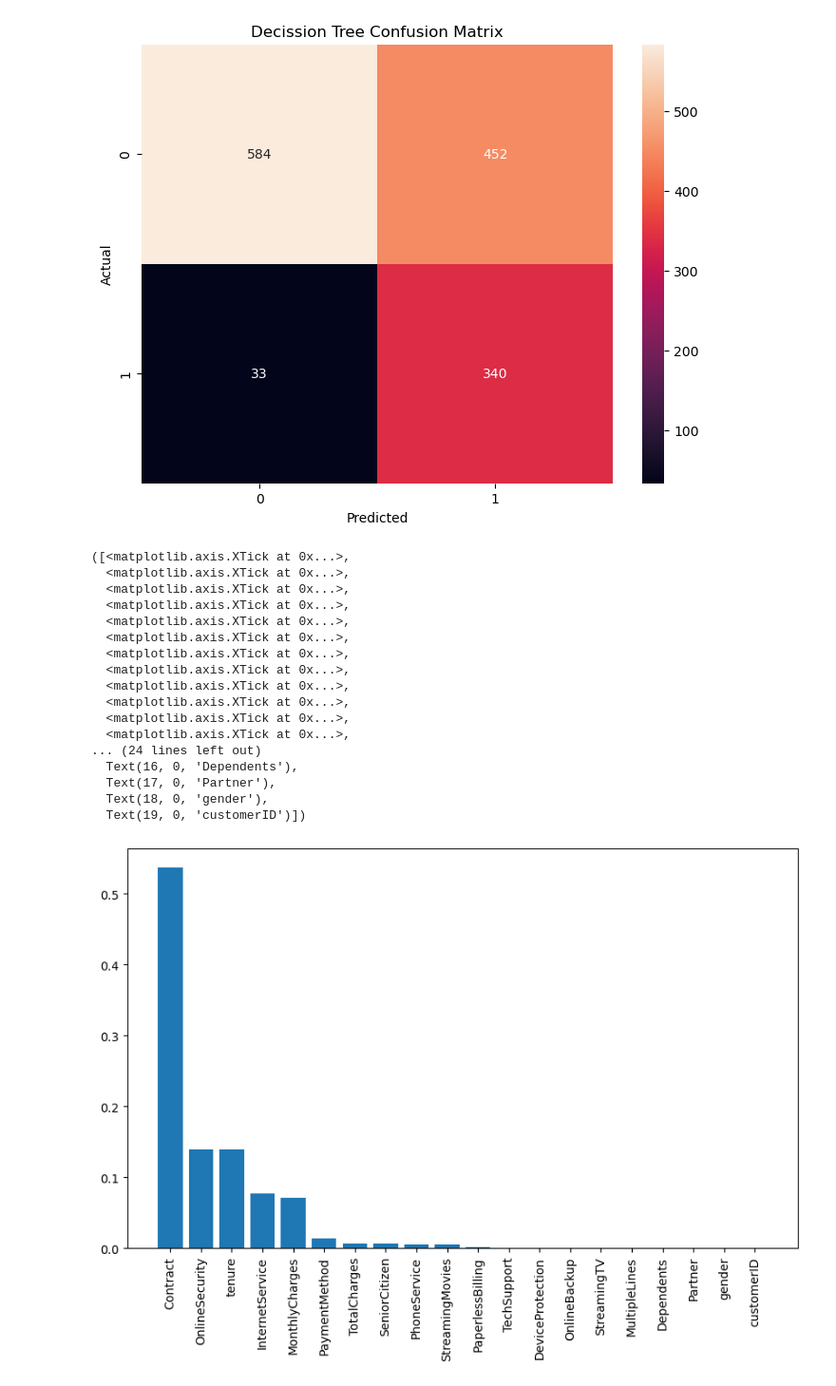
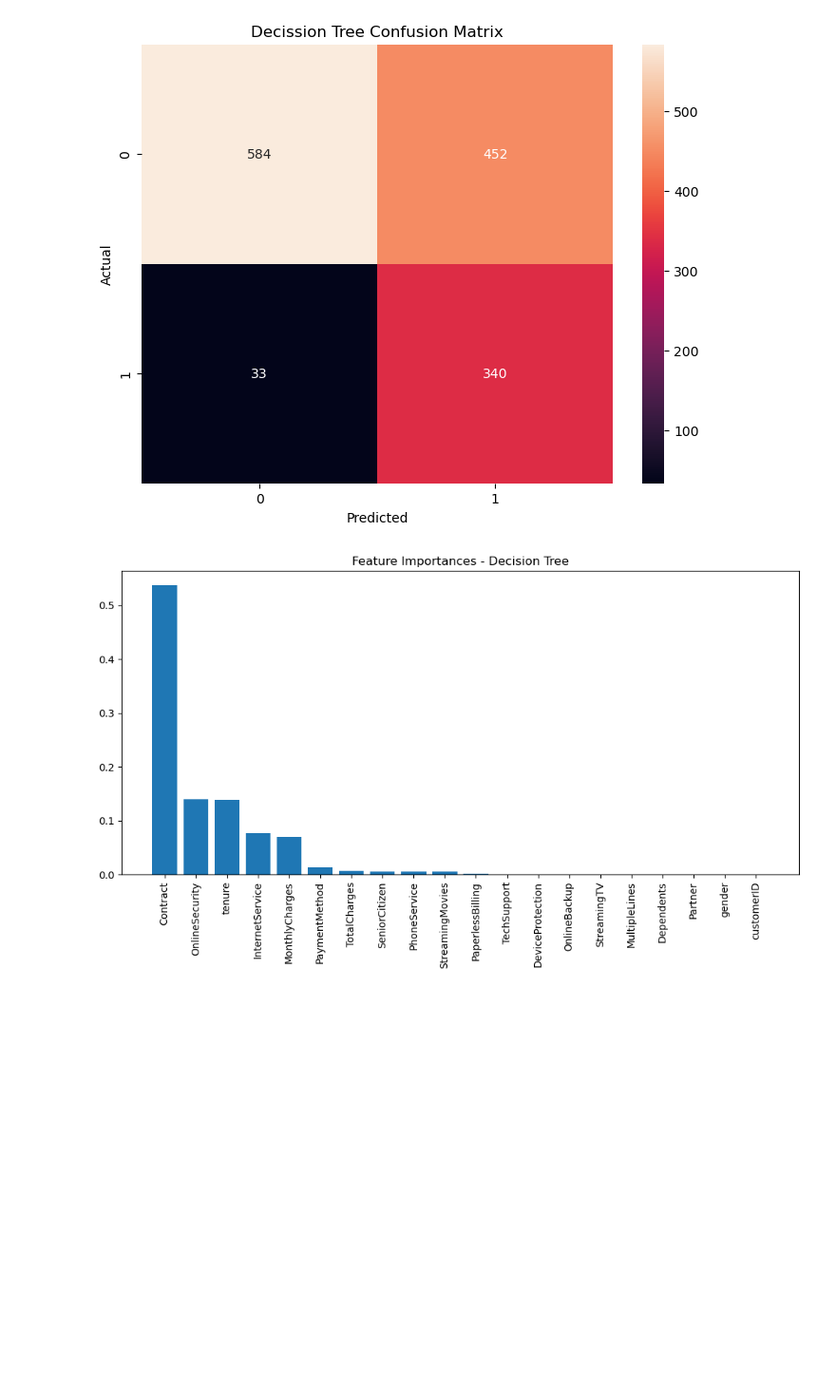
Before and after one commit to Turjo47/Customer-churn-prediction, a Jupyter notebook: Churn_prediction.ipynb, the cells around one changed output. Shown at 95% size. Saved outputs shown, nothing was run; the diff lists cells and outputs as text; code cells hidden in the pictures; blank space fills up the shorter version.

Commit message:
visualize

```diff
--- a/Churn_prediction.ipynb
+++ b/Churn_prediction.ipynb
@@ -153,24 +153,9 @@ sorted_idx = np.argsort(importances)[::-1]
 # %%
 plt.figure(figsize=(10,6))
 plt.bar(range(len(importances)), importances[sorted_idx])
 plt.xticks(range(len(importances)), feature_names[sorted_idx], rotation =90)
-plt.title("Feature Importances - Decisio
+plt.title("Feature Importances - Decision Tree")
+plt.tight_layout()
+plt.show()
 # %% [output]
-([<matplotlib.axis.XTick at 0x...>,
-  <matplotlib.axis.XTick at 0x...>,
-  <matplotlib.axis.XTick at 0x...>,
-  <matplotlib.axis.XTick at 0x...>,
-  <matplotlib.axis.XTick at 0x...>,
-  <matplotlib.axis.XTick at 0x...>,
-  <matplotlib.axis.XTick at 0x...>,
-  <matplotlib.axis.XTick at 0x...>,
-  <matplotlib.axis.XTick at 0x...>,
-  <matplotlib.axis.XTick at 0x...>,
-  <matplotlib.axis.XTick at 0x...>,
-  <matplotlib.axis.XTick at 0x...>,
-... (24 lines left out)
-  Text(16, 0, 'Dependents'),
-  Text(17, 0, 'Partner'),
-  Text(18, 0, 'gender'),
-  Text(19, 0, 'customerID')])
-[figure, old version]
+[figure, new version]
```
